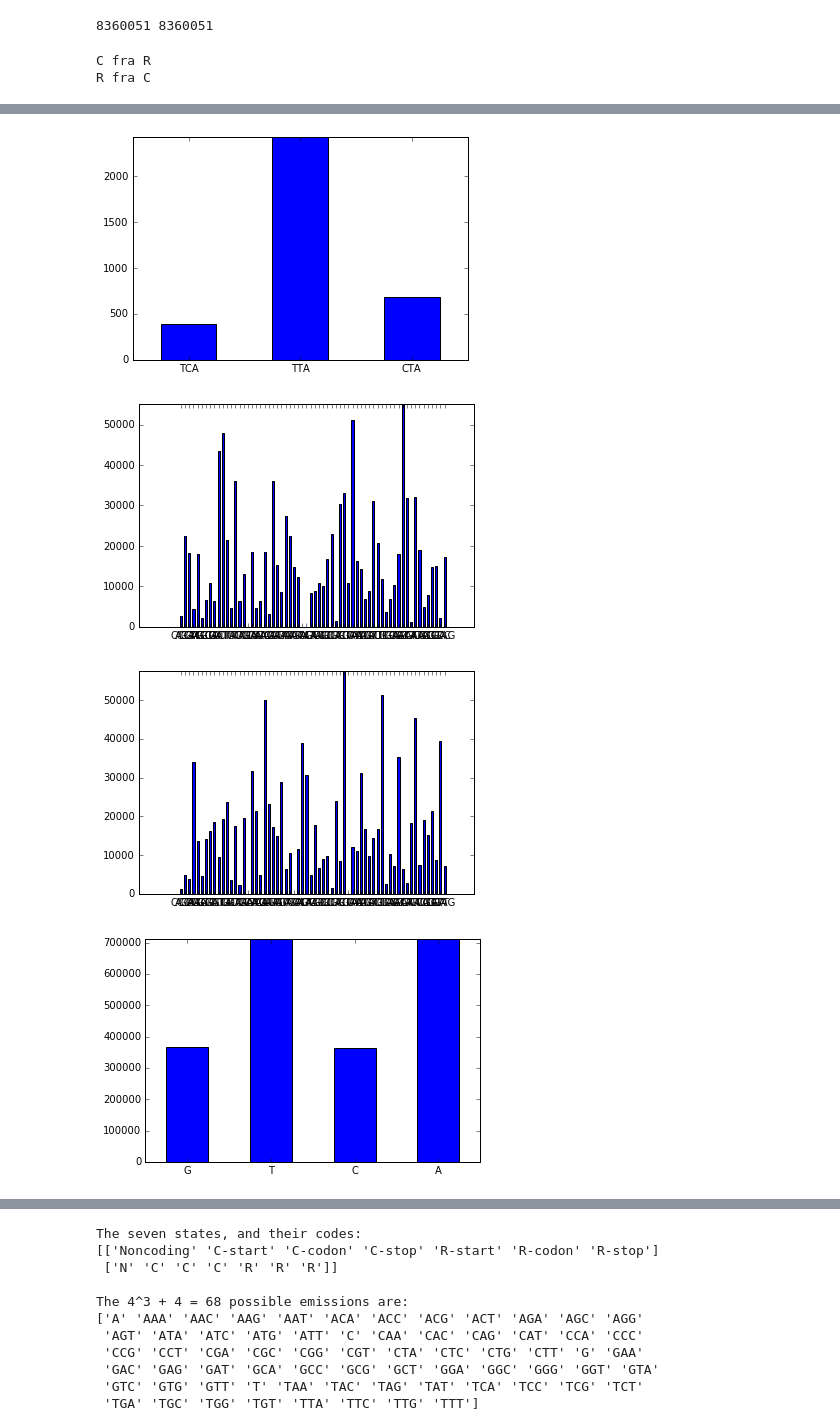
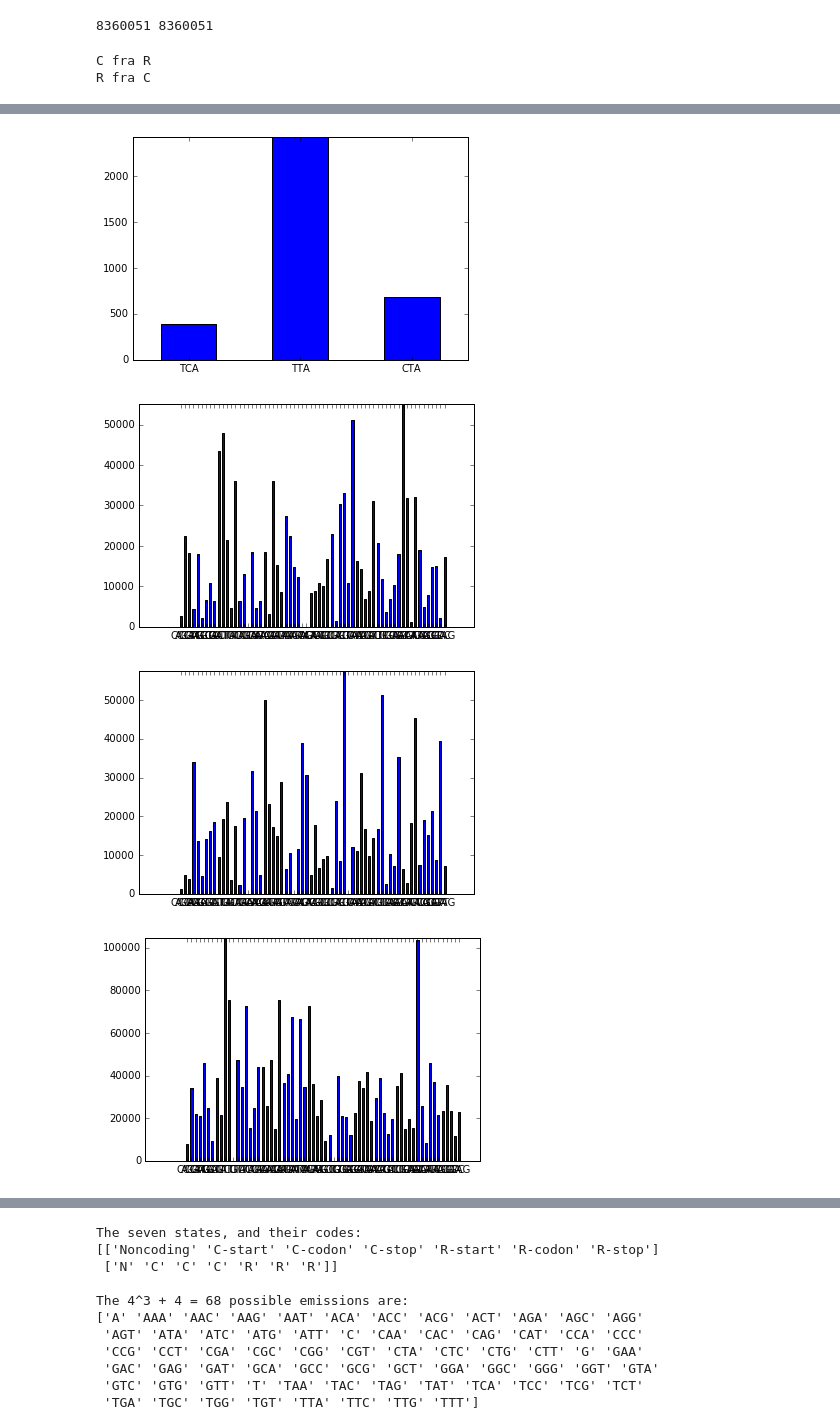
Before and after one commit to Malakith/dMachineLearning, a Jupyter notebook: handin3/handin3_group22.ipynb, the cells around one changed output, grey strips where cells are left out. Saved outputs shown, nothing was run; the diff lists cells and outputs as text; code cells hidden in the pictures.

```diff
--- a/handin3/handin3_group22.ipynb
+++ b/handin3/handin3_group22.ipynb
@@ -113,32 +117,32 @@ while i < len(annotation):
         i += 3
     else:
         if state != 'N':
             if state == 'C':
                 addCodon(gene, C_start, C_stop, C_content)
             elif state == 'R':
                 addCodon(gene, R_start, R_stop, R_content)
             gene = list()
             state = 'N'
-        N_content[genome[i]] += 1
+        N_content[genome[i:i+3]] += 1
         i = i+1
 
 
 hist_from_dict(C_start)
 hist_from_dict(R_stop)
 
 hist_from_dict(C_stop)
 hist_from_dict(R_start)
 
 hist_from_dict(C_content)
 hist_from_dict(R_content)
 hist_from_dict(N_content)
 # %% [output]
 C fra R
 R fra C
 [figure]
 [figure]
 [figure]
 [figure]
 [figure]
 [figure]
-[figure, old version]
+[figure, new version]
```
Also changed, not shown: parts of 2 cells of this notebook, 1 other file.
